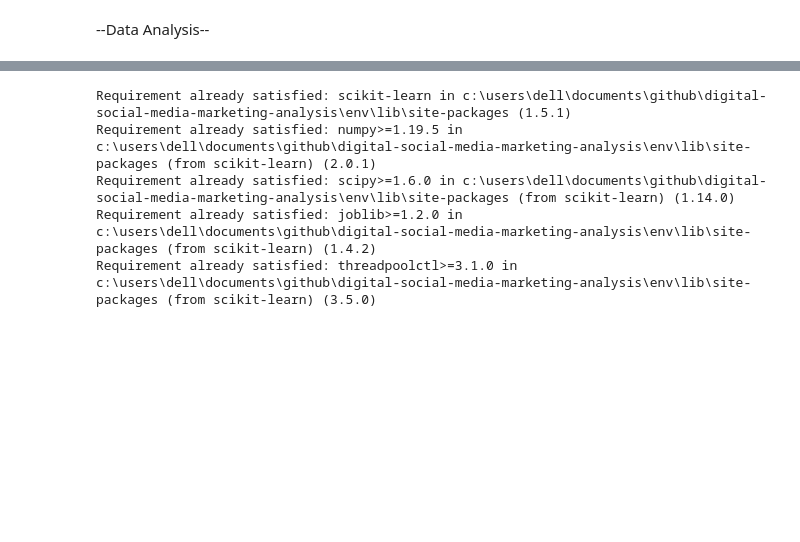
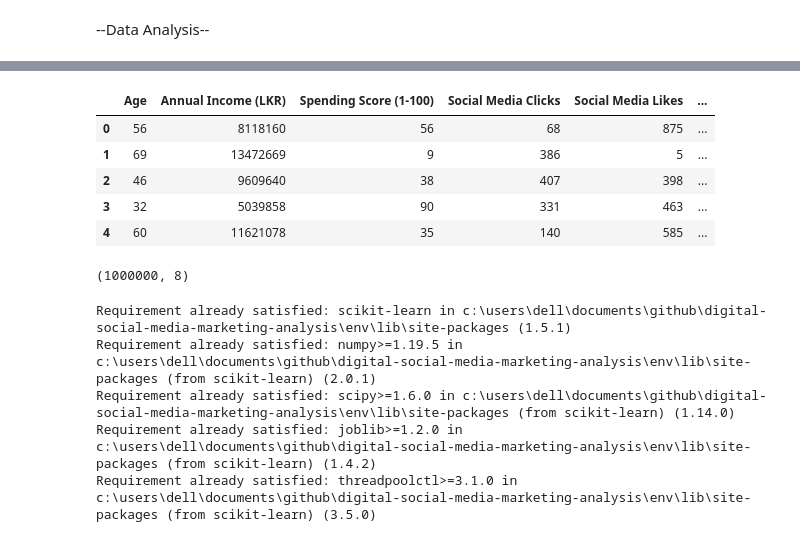
Before and after one commit to BinukiMihara/digital-social-media-marketing-analysis, a Jupyter notebook: Digital Social Media Marketing Assignment.ipynb, the cells around one changed output, grey strips where cells are left out. Cells and saved outputs as stored; diff of their text form; code cells hidden in the pictures; blank space fills up the shorter version.

```diff
--- a/Digital Social Media Marketing Assignment.ipynb
+++ b/Digital Social Media Marketing Assignment.ipynb
@@ -224,3 +245,16 @@ plt.show()
+# %%
+df_encoded.head()
+# %% [output]
+|  | Age | Annual Income (LKR) | Spending Score (1-100) | Social Media Clicks | Social Media Likes | ... |
+| 0 | 56 | 8118160 | 56 | 68 | 875 | ... |
+| 1 | 69 | 13472669 | 9 | 386 | 5 | ... |
+| 2 | 46 | 9609640 | 38 | 407 | 398 | ... |
+| 3 | 32 | 5039858 | 90 | 331 | 463 | ... |
+| 4 | 60 | 11621078 | 35 | 140 | 585 | ... |
+# %%
+df_encoded.shape
+# %% [output]
+(1000000, 8)
 # %%
 !pip install scikit-learn
 # %% [output]
```
Also changed, not shown: parts of 17 cells of this notebook.
